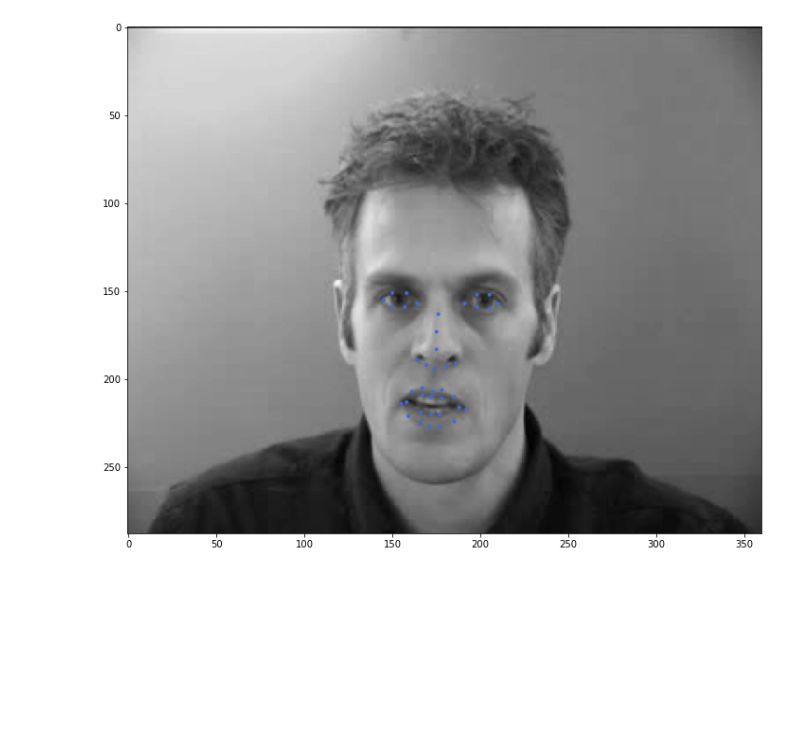
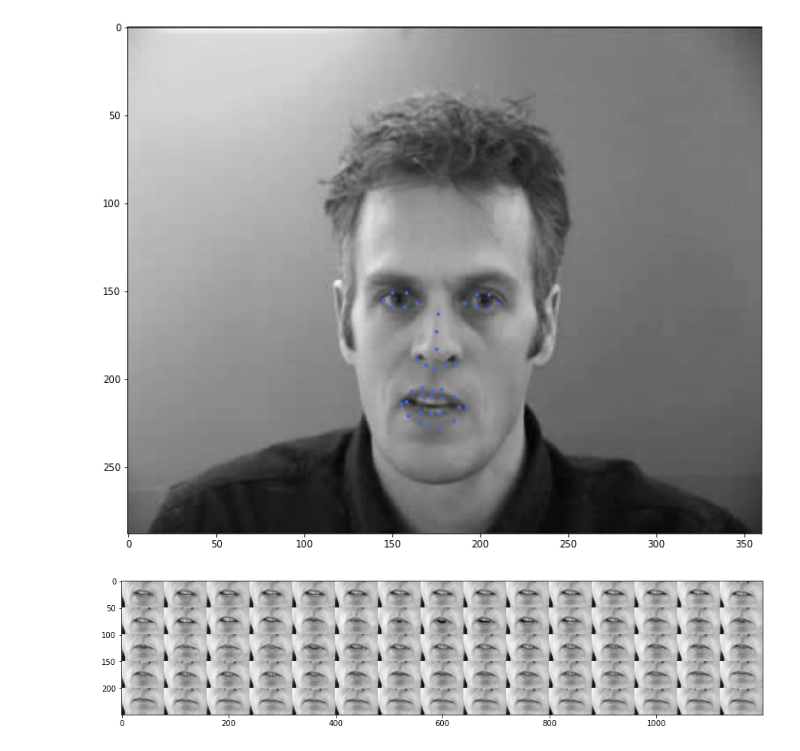
Before and after one commit to TomBekor/LipsDontLie, a Jupyter notebook: LipsDetection.ipynb, the cells around one changed output. Drawn from its saved outputs; the diff is of its cells as text; code cells hidden in the pictures; blank space fills up the shorter version.

Commit message:
video frames plot

```diff
--- a/LipsDetection.ipynb
+++ b/LipsDetection.ipynb
@@ -64,0 +70,16 @@ nose, left_eye, right_eye, lips = get_face(frame)
+# %%
+video_path = 'examples/videos/male/id2_vcd_swwp2s.mpg'
+video = Video.Video(video_path, efficient=True)
+# %%
+def show_video_frames(frames, figsize=(15,12)):
+    plt.figure(figsize=figsize)
+    all_frames = np.concatenate(frames[0:15], axis=1)
+    for i in range(15,75,15):
+        frames_row = np.concatenate(frames[i:i+15], axis=1)
+        all_frames = np.concatenate([all_frames, frames_row], axis=0)
+    plt.imshow(all_frames, cmap='gray')
+    plt.show()
+# %%
+show_video_frames(video.mouth_frames)
+# %% [output]
+[figure, added]
```
Also changed, not shown: parts of 5 cells of this notebook.
